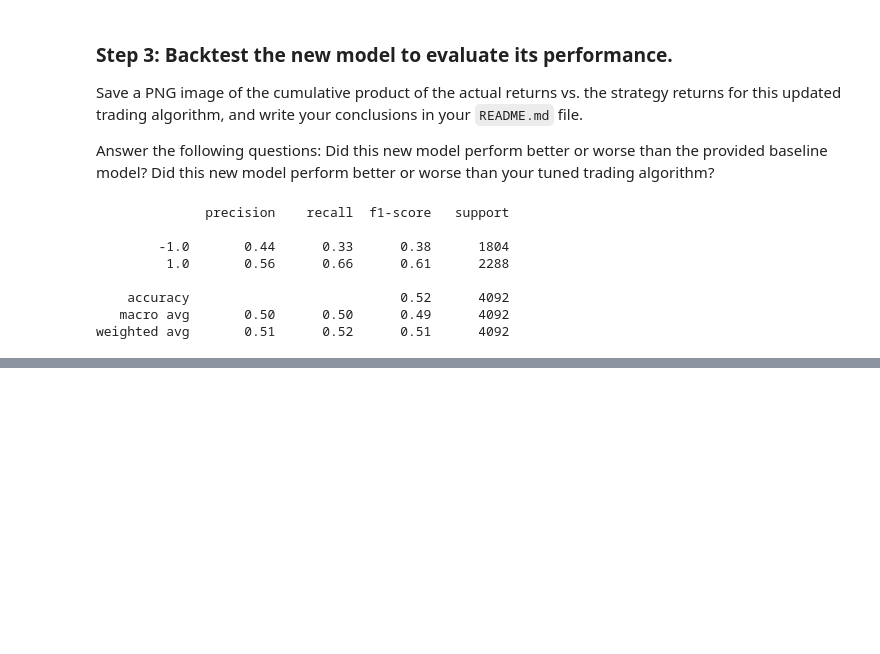
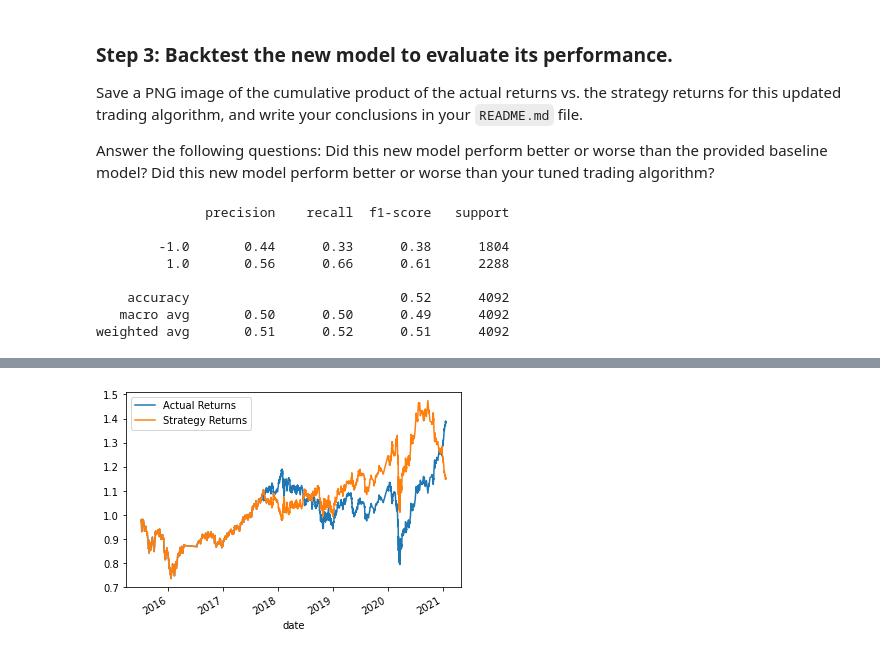
Before and after one commit to odhissm/trading_bot, a Jupyter notebook: bot_app/GC_machine_learning_trading_bot.ipynb, the cells around one changed output, grey strips where cells are left out. Cells and saved outputs as stored; diff of their text form; code cells hidden in the pictures; blank space fills up the shorter version.

```diff
--- a/bot_app/GC_machine_learning_trading_bot.ipynb
+++ b/bot_app/GC_machine_learning_trading_bot.ipynb
@@ -541,3 +541,6 @@ pred_df
 # %%
 # Plot the actual returns versus the strategy returns
-# YOUR CODE HERE
+(1 + pred_df[["Actual Returns", "Strategy Returns"]]).cumprod().plot()
+plt.savefig("lr_cumulative_return_plot.png", bbox = 'tight')
+# %% [output]
+[figure, added]
```
Also changed, not shown: parts of 1 cell of this notebook.
